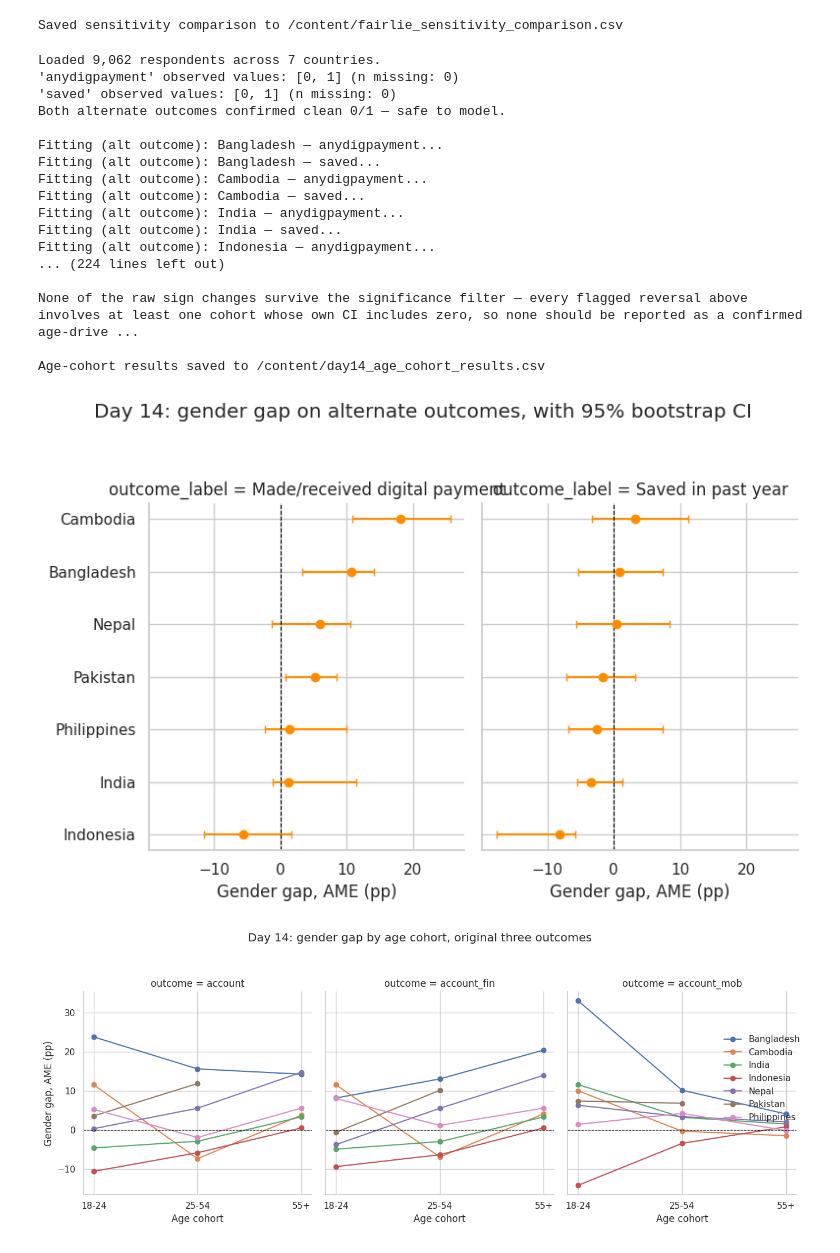
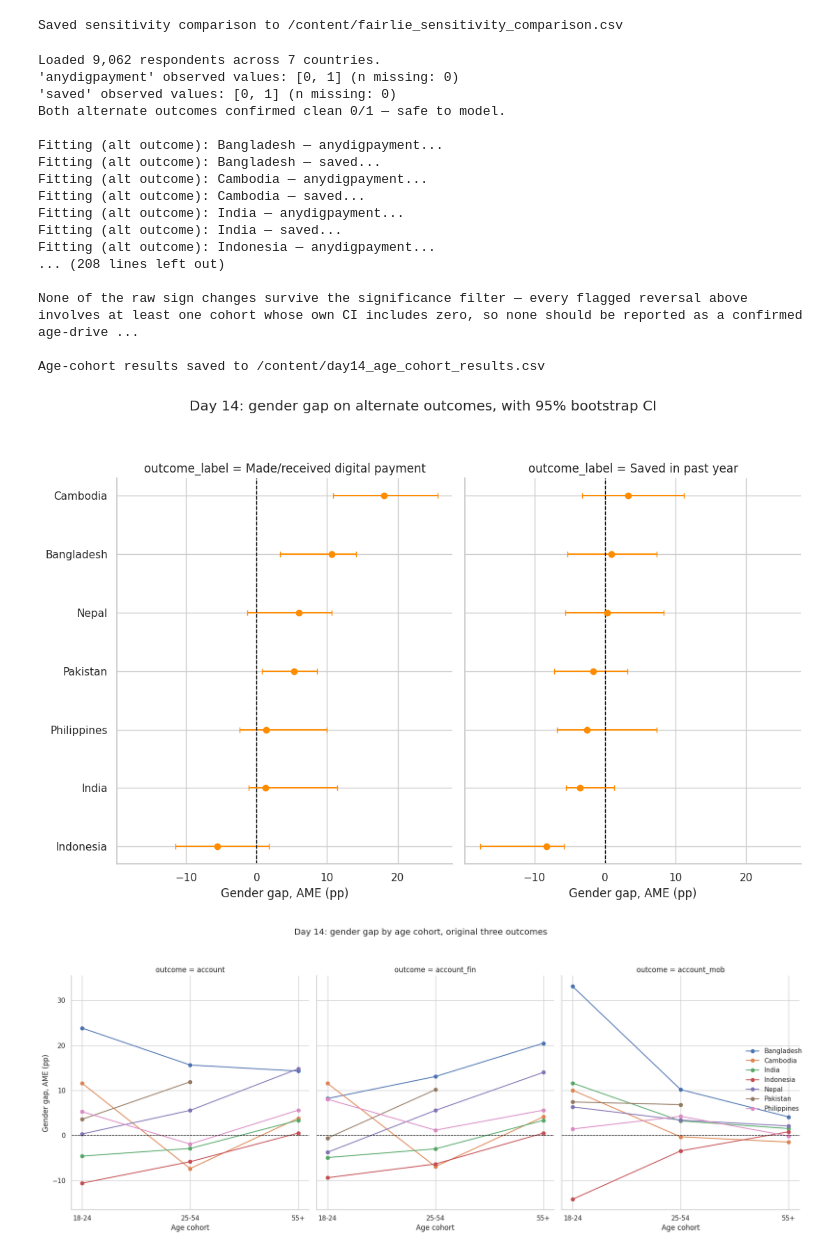
Before and after one commit to Saimon0007/Financial-Inclusion-across-South-and-Southeast-Asia-after-COVID-19, a Jupyter notebook: Thesis.ipynb, the cells around one changed output. Cells and saved outputs as stored; diff of their text form; code cells hidden in the pictures.

```diff
--- a/Thesis.ipynb
+++ b/Thesis.ipynb
@@ -2600,7 +2595,7 @@ if not alt_results_df.empty:
         "anydigpayment": "Made/received digital payment",
         "saved": "Saved in past year",
     })
-    g = sns.FacetGrid(plot_df, col="outcome_label", height=5, aspect=0.8, sharex=True)
+    g = sns.FacetGrid(plot_df, col="outcome_label", height=7, aspect=0.8, sharex=True)
     def _forest(data, **kwargs):
         ax = plt.gca()
         data = data.sort_values("ame_pp")
@@ -2610,7 +2605,7 @@ if not alt_results_df.empty:
                            data["ame_ci_high_pp"] - data["ame_pp"]],
                      fmt="o", color="darkorange", capsize=3)
         ax.set_yticks(list(y_pos)); ax.set_yticklabels(data["economy"])
-        ax.axvline(0, color="black", linewidth=0.8, linestyle="--")
+        ax.axvline(0, color="black", linewidth=1, linestyle="--")
     g.map_dataframe(_forest)
     g.set_axis_labels("Gender gap, AME (pp)", "")
     g.fig.suptitle("Day 14: gender gap on alternate outcomes, with 95% bootstrap CI", y=1.05)
@@ -2620,7 +2615,7 @@ if not alt_results_df.empty:
 
 if not cohort_results_df.empty:
     g2 = sns.FacetGrid(cohort_results_df, col="outcome", col_order=MAIN_OUTCOMES,
-                        height=5, aspect=0.8, sharex=True)
+                        height=7, aspect=0.8, sharex=True)
     def _cohort_plot(data, **kwargs):
         ax = plt.gca()
         for economy in sorted(data["economy"].unique()):
@@ -2628,7 +2623,7 @@ if not cohort_results_df.empty:
             edata["bin_order"] = edata["age_bin"].map({b[2]: i for i, b in enumerate(AGE_BINS)})
             edata = edata.sort_values("bin_order")
             ax.plot(edata["age_bin"], edata["ame_pp"], marker="o", label=economy)
-        ax.axhline(0, color="black", linewidth=0.8, linestyle="--")
+        ax.axhline(0, color="black", linewidth=1, linestyle="--")
     g2.map_dataframe(_cohort_plot)
     g2.set_axis_labels("Age cohort", "Gender gap, AME (pp)")
     g2.add_legend()
@@ -2656,36 +2651,36 @@ if not cohort_results_df.empty:
 #   feature of that country. A SIGN CHANGE across cohorts means the
 #   headline AME from Day 8-9 is an average that obscures real structure —
 #   report the cohort breakdown explicitly for those cases rather than the
 #   single pooled-age number.
 #
 # - Cells skipped for insufficient size (Section 5a's cohort_skipped list)
 #   are not failures to fix — some countries will genuinely have too few
 #   55+ respondents of one sex to estimate anything reliably. Report the
 #   gap in coverage honestly rather than forcing an estimate on <30
 #   observations.
 # -----------------------------------------------------------------------------
 print("\nDay 14 complete. Check Section 4b's flipped-sign flags and Section "
       "5b's sign-change flags before writing robustness claims into the paper.")
 # %% [output]
 Loaded 9,062 respondents across 7 countries.
 'anydigpayment' observed values: [0, 1] (n missing: 0)
 'saved' observed values: [0, 1] (n missing: 0)
 Both alternate outcomes confirmed clean 0/1 — safe to model.
 
 Fitting (alt outcome): Bangladesh — anydigpayment...
 Fitting (alt outcome): Bangladesh — saved...
 Fitting (alt outcome): Cambodia — anydigpayment...
 Fitting (alt outcome): Cambodia — saved...
 Fitting (alt outcome): India — anydigpayment...
 Fitting (alt outcome): India — saved...
 Fitting (alt outcome): Indonesia — anydigpayment...
-... (224 lines left out)
+... (208 lines left out)
 
 None of the raw sign changes survive the significance filter — every flagged reversal above involves at least one cohort whose own CI includes zero, so none should be reported as a confirmed age-drive ...
 
 Age-cohort results saved to /content/day14_age_cohort_results.csv
-[figure, old version]
+[figure, new version]
-[figure, old version]
+[figure, new version]
 Day 14 complete. Check Section 4b's flipped-sign flags and Section 5b's sign-change flags before writing robustness claims into the paper.
 # %%
 # =============================================================================
```
Also changed, not shown: parts of 12 cells of this notebook.
